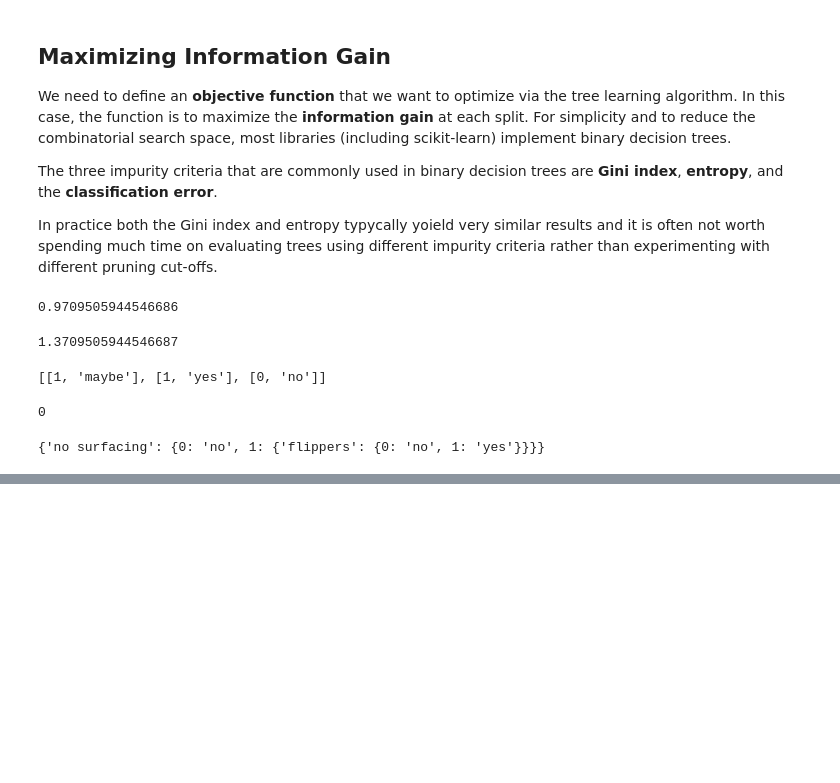
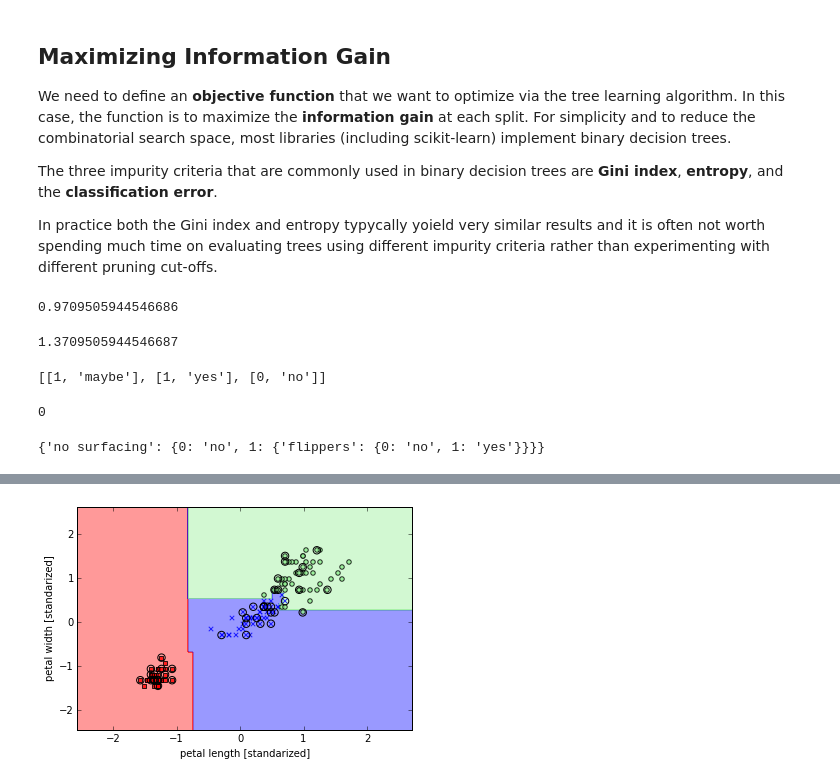
Before and after one commit to borjaeg/nlp_tests, a Jupyter notebook: Decision Trees.ipynb, the cells around one changed output, grey strips where cells are left out. Cells and saved outputs as stored; diff of their text form; code cells hidden in the pictures; blank space fills up the shorter version.

```diff
--- a/Decision Trees.ipynb
+++ b/Decision Trees.ipynb
@@ -140,0 +189,12 @@ myTree
+# %%
+from sklearn.ensemble import RandomForestClassifier
+forest = RandomForestClassifier(criterion='entropy',
+                                 n_estimators=10,
+                                 random_state=1,
+                                 n_jobs=2)
+forest.fit(X_train_std, y_train)
+plot_decision_regions(X=X_combined_std, y= y_combined, classifier=forest,
+                     test_idx=range(104,150), xlabel="petal length [standarized]",
+                     ylabel = 'petal width [standarized]', legend_loc = 'upper left')
+# %% [output]
+[figure, added]
```
Also changed, not shown: parts of 9 cells of this notebook.
